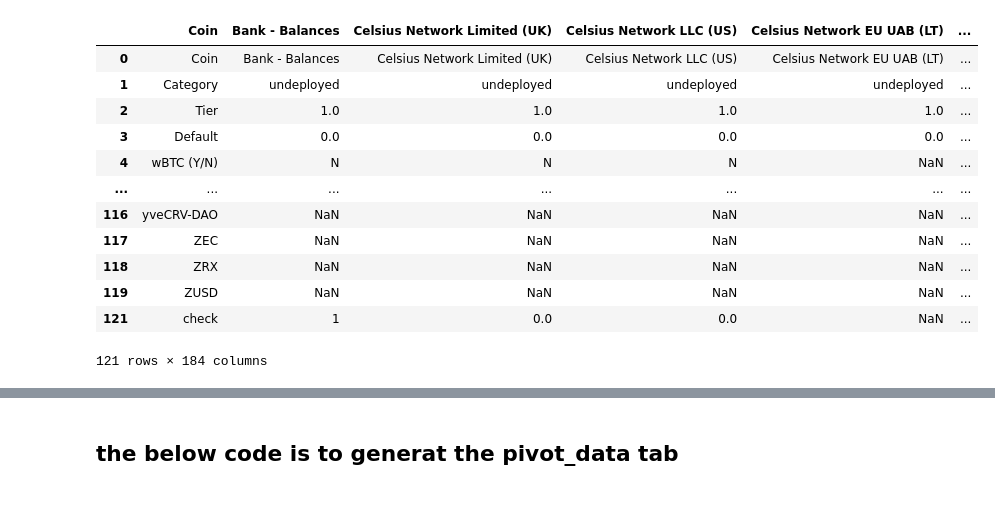
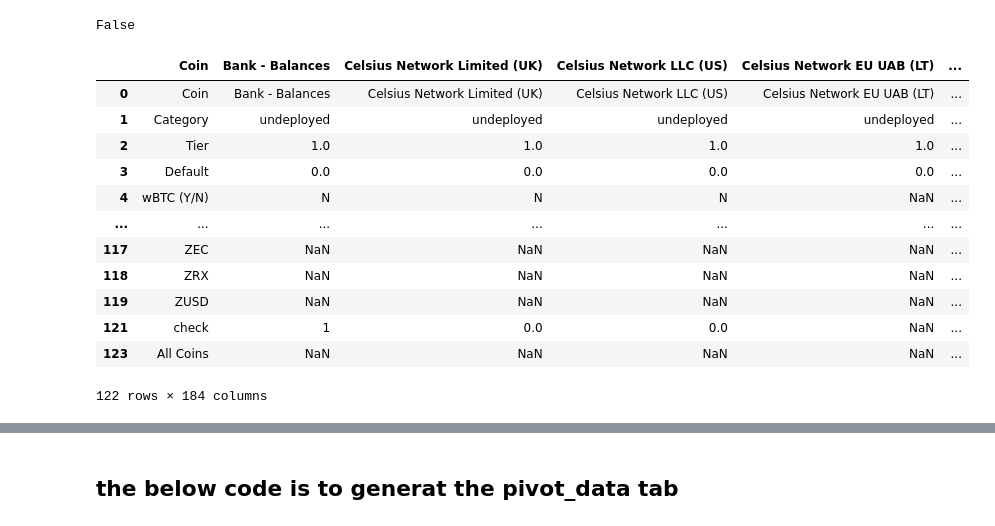
Before and after one commit to GabrielChoukroun/waterfall_python, a Jupyter notebook: portfolio_waterfall_live.ipynb, the cells around one changed output, grey strips where cells are left out. Drawn from its saved outputs; the diff is of its cells as text; code cells hidden in the pictures.

```diff
--- a/portfolio_waterfall_live.ipynb
+++ b/portfolio_waterfall_live.ipynb
@@ -37,42 +38,46 @@ freeze_last_date = str(freeze.iloc[-1]["Date"])
 isFreeze = wfreeze_last_date != freeze_last_date
+# %%
+isFreeze
+# %% [output]
+False
 # %%
 # read the raw spreadsheet, downloanded from shared drive
-#if isFreeze:
-#    c_recon = pd.ExcelFile("excel_input/freeze.xlsx")
-#else:
-#    c_recon = pd.ExcelFile("excel_input/Celsius_Reconciliation_Master.xlsx")
+if isFreeze:
+    c_recon = pd.ExcelFile("excel_input/freeze.xlsx")
+else:
+    c_recon = pd.ExcelFile("excel_input/Celsius_Reconciliation_Master.xlsx")
 c_recon = pd.ExcelFile("excel_input/Celsius_Reconciliation_Master.xlsx")
 #c_recon = pd.ExcelFile("excel_input/freeze.xlsx")
 stats = pd.read_excel(c_recon, "Coin Stats", header = None)
 defi = pd.read_excel(c_recon, "DeFi Assets")
 ftx = pd.read_excel(c_recon, "FTX Summary")
 defi_main = pd.read_excel(c_recon, "DeFi Main")
 template = pd.read_excel("excel_input/coin_apy_template.xlsx",
                          sheet_name = "APY",
                          header = None)
 carry = pd.read_excel("excel_input/coin_apy_template.xlsx", sheet_name='Carry')
 manual_adjustements = pd.read_excel("excel_input/coin_apy_template.xlsx",
                          sheet_name = "Manual_Adjustments")
 
 deployable = pd.read_excel("excel_input/deployable_metric.xlsx",
                            sheet_name="Undeployed & Underdeployed")
 template.columns = template.iloc[0]
 template = template[template["Coin"].notnull()]
 template
 # %% [output]
 |  | Coin | Bank - Balances | Celsius Network Limited (UK) | Celsius Network LLC (US) | Celsius Network EU UAB (LT) | ... |
 | 0 | Coin | Bank - Balances | Celsius Network Limited (UK) | Celsius Network LLC (US) | Celsius Network EU UAB (LT) | ... |
 | 1 | Category | undeployed | undeployed | undeployed | undeployed | ... |
 | 2 | Tier | 1.0 | 1.0 | 1.0 | 1.0 | ... |
 | 3 | Default | 0.0 | 0.0 | 0.0 | 0.0 | ... |
 | 4 | wBTC (Y/N) | N | N | N | NaN | ... |
 | ... | ... | ... | ... | ... | ... | ... |
-| 116 | yveCRV-DAO | NaN | NaN | NaN | NaN | ... |
 | 117 | ZEC | NaN | NaN | NaN | NaN | ... |
 | 118 | ZRX | NaN | NaN | NaN | NaN | ... |
 | 119 | ZUSD | NaN | NaN | NaN | NaN | ... |
 | 121 | check | 1 | 0.0 | 0.0 | NaN | ... |
+| 123 | All Coins | NaN | NaN | NaN | NaN | ... |
-121 rows × 184 columns
+122 rows × 184 columns
 # %%
 '''This is computing the ETHER collateral ratio for Aave and Compounds Celsius Borrows Account'''
 borrow_account = defi_main[defi_main['Vault Name'] == 'Celsius Borrows Account']
```
Also changed, not shown: parts of 46 cells of this notebook, 5 other files.
